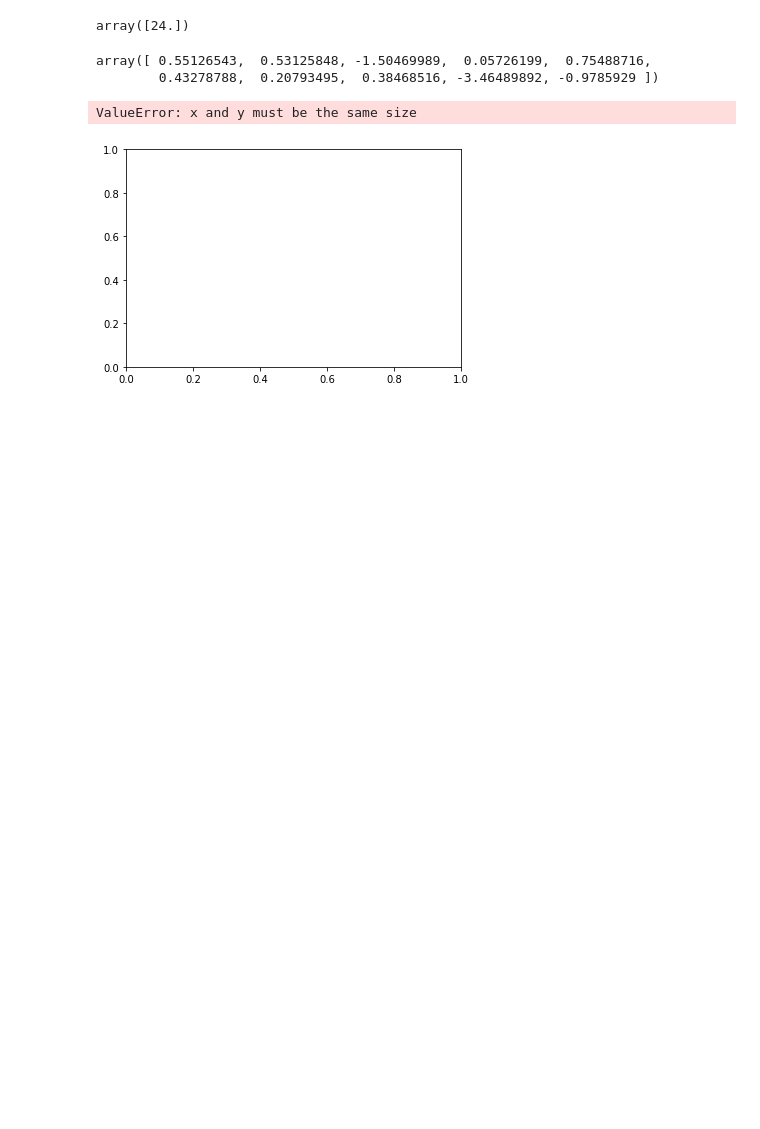
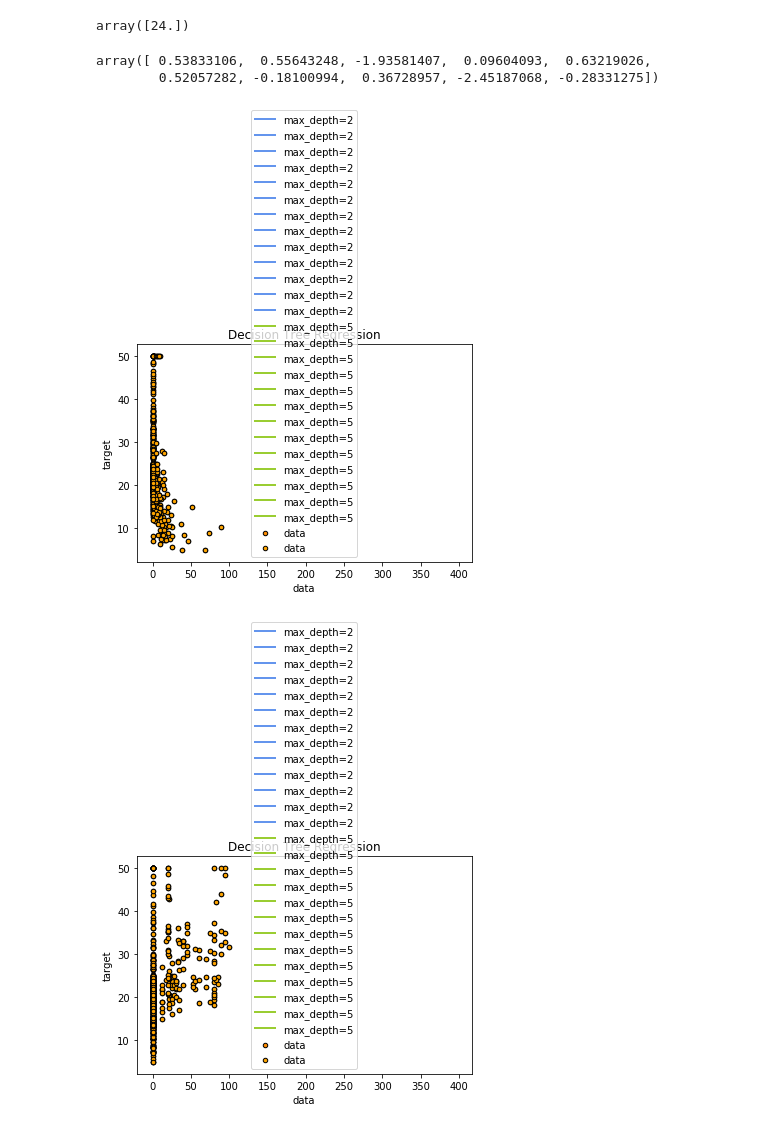
Before and after one commit to jtaca/Data_Science_Labs, a Jupyter notebook: Regression.ipynb, the cells around one changed output. Drawn from its saved outputs; the diff is of its cells as text; code cells hidden in the pictures; blank space fills up the shorter version.

```diff
--- a/Regression.ipynb
+++ b/Regression.ipynb
@@ -8,7 +8,9 @@ np.random.seed(0)
 
 from sklearn.datasets import load_boston
 
-data = pd.DataFrame(load_boston().data, columns = boston['feature_names'])
+boston = load_boston()
+
+data = pd.DataFrame(load_boston().data, columns = load_boston()['feature_names'])
 
 
 
@@ -139,39 +141,44 @@ X = data#data.Sales
 clf = DecisionTreeRegressor()
 cross_val_score(clf, X, y, cv=10)
 # %% [output]
-array([ 0.55126543,  0.53125848, -1.50469989,  0.05726199,  0.75488716,
-        0.43278788,  0.20793495,  0.38468516, -3.46489892, -0.9785929 ])
+array([ 0.53833106,  0.55643248, -1.93581407,  0.09604093,  0.63219026,
+        0.52057282, -0.18100994,  0.36728957, -2.45187068, -0.28331275])
 # %%
 # 1. Create a random dataset
 rng = np.random.RandomState(1)
 #X = np.sort(5 * rng.rand(80, 1), axis=0)
 #y = np.sin(X).ravel()
 #y[::5] += 3 * (0.5 - rng.rand(16))
 
 y = pd.DataFrame(boston.target, columns=['MEDV'])
 X = data#data.Sales
 
 # 2. Fit regression model
 regr_1 = DecisionTreeRegressor(max_depth=2)
 regr_2 = DecisionTreeRegressor(max_depth=5)
 regr_1.fit(X, y)
 regr_2.fit(X, y)
 
 # 3. Predict
 #X_test = np.arange(0.0, 5.0, 0.01)[:, np.newaxis]
-y_1 = regr_1.predict([[0.00632,18.0,2.31,0.0,0.538,6.575,65.2,4.0900,1.0,296.0,15.3,396.90,4.98]])
-y_2 = regr_2.predict([[0.00632,18.0,2.31,0.0,0.538,6.575,65.2,4.0900,1.0,296.0,15.3,396.90,4.98]])
+X_test = [[0.00632,18.0,2.31,0.0,0.538,6.575,65.2,4.0900,1.0,296.0,15.3,396.90,4.98]]
+y_1 = regr_1.predict(X_test)
+y_2 = regr_2.predict(X_test)
 
 # 4. Plot results
+#print(X)
+#print(y)
 plt.figure()
-plt.scatter(X, y, s=20, edgecolor="black", c="darkorange", label="data")
-plt.plot(X_test, y_1, color="cornflowerblue", label="max_depth=2", linewidth=2)
-plt.plot(X_test, y_2, color="yellowgreen", label="max_depth=5", linewidth=2)
-plt.xlabel("data")
-plt.ylabel("target")
-plt.title("Decision Tree Regression")
-plt.legend()
-plt.show()
+for i in X.keys():
+    plt.scatter(X[i], y, s=20, edgecolor="black", c="darkorange", label="data")
+    plt.scatter(X[i], y, s=20, edgecolor="black", c="orange", label="data")
+    plt.plot(X_test, y_1, color="cornflowerblue", label="max_depth=2", linewidth=2)
+    plt.plot(X_test, y_2, color="yellowgreen", label="max_depth=5", linewidth=2)
+    plt.xlabel("data")
+    plt.ylabel("target")
+    plt.title("Decision Tree Regression")
+    plt.legend()
+    plt.show()
 # %% [output]
-ValueError: x and y must be the same size
-[figure, old version]
+[figure, new version]
+[figure, added]
```
Also changed, not shown: parts of 23 cells of this notebook.
